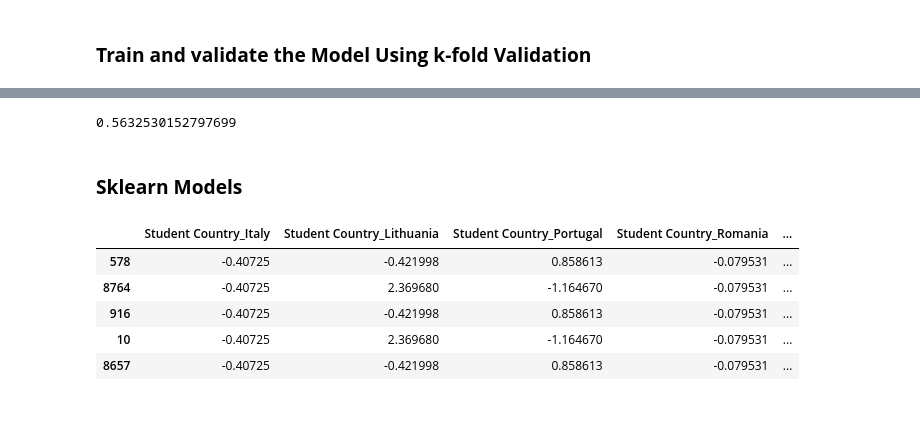
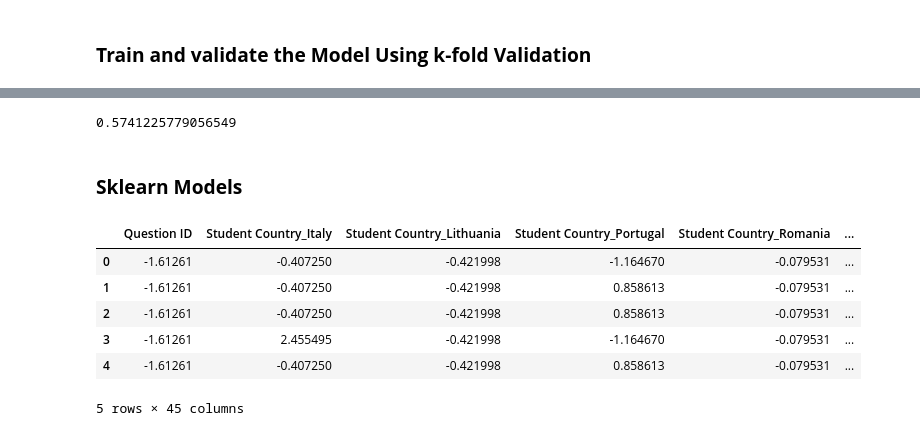
Before and after one commit to vickCoder7/math_learning_in_higher_education, a Jupyter notebook: project.ipynb, the cells around one changed output, grey strips where cells are left out. Drawn from its saved outputs; the diff is of its cells as text; code cells hidden in the pictures.

Commit message:
new branch to train the models

```diff
--- a/project.ipynb
+++ b/project.ipynb
@@ -243,7 +295,7 @@ Index(['Student ID', 'Student Country', 'Question ID', 'Type of Answer',
 ### **Preprocessing and Data Splitting**
 # %%
 target = 'Type of Answer'
-features = ['Student Country', 'Question Level', 'Topic', 'Subtopic', 'Keywords']
+features = ['Student Country', 'Question Level', 'Topic', 'Subtopic', 'Question ID']
 
 # define features and target data
 y = df[target]
@@ -380,16 +434,17 @@ Processing fold 3
 # %%
 np.mean(all_scores)
 # %% [output]
-0.5632530152797699
+0.5741225779056549
 # %% [markdown]
 ### **Sklearn Models**
 # %%
-X_train.head()
+X_scaled.head()
 # %% [output]
-|  | Student Country_Italy | Student Country_Lithuania | Student Country_Portugal | Student Country_Romania | ... |
-| 578 | -0.40725 | -0.421998 | 0.858613 | -0.079531 | ... |
-| 8764 | -0.40725 | 2.369680 | -1.164670 | -0.079531 | ... |
-| 916 | -0.40725 | -0.421998 | 0.858613 | -0.079531 | ... |
-| 10 | -0.40725 | 2.369680 | -1.164670 | -0.079531 | ... |
-| 8657 | -0.40725 | -0.421998 | 0.858613 | -0.079531 | ... |
+|  | Question ID | Student Country_Italy | Student Country_Lithuania | Student Country_Portugal | Student Country_Romania | ... |
+| 0 | -1.61261 | -0.407250 | -0.421998 | -1.164670 | -0.079531 | ... |
+| 1 | -1.61261 | -0.407250 | -0.421998 | 0.858613 | -0.079531 | ... |
+| 2 | -1.61261 | -0.407250 | -0.421998 | 0.858613 | -0.079531 | ... |
+| 3 | -1.61261 | 2.455495 | -0.421998 | -1.164670 | -0.079531 | ... |
+| 4 | -1.61261 | -0.407250 | -0.421998 | 0.858613 | -0.079531 | ... |
+5 rows × 45 columns
 # %%
```
Also changed, not shown: parts of 24 cells of this notebook.
